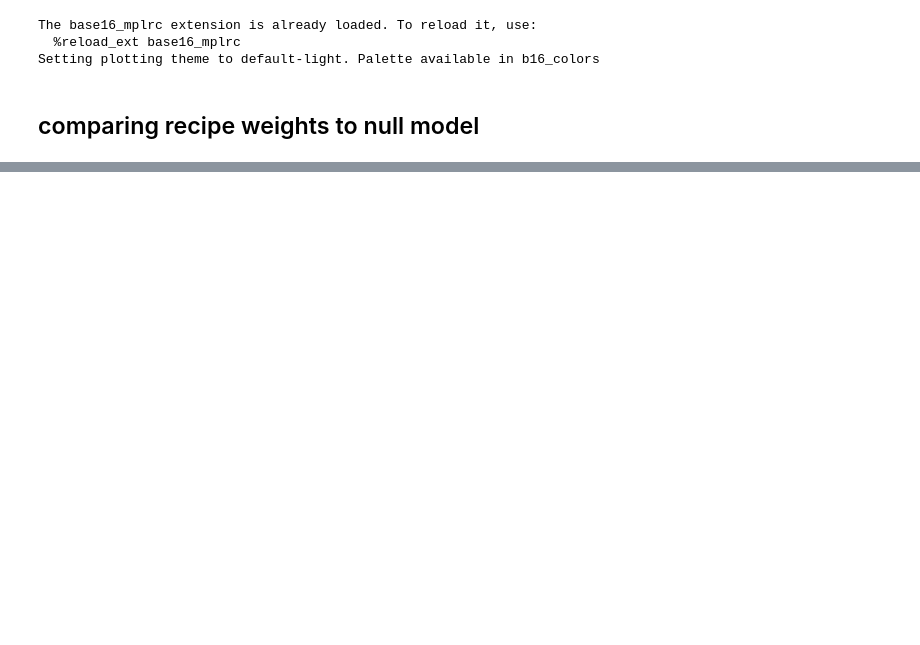
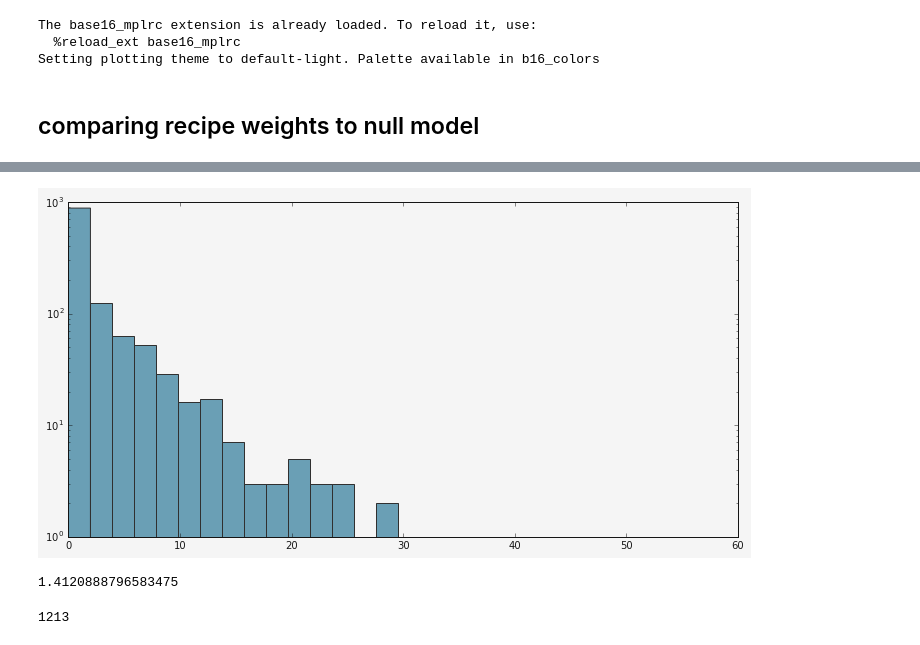
Before and after one commit to drschwenk/mixedCompany, a Jupyter notebook: recipe_weights.ipynb, the cells around one changed output, grey strips where cells are left out. Saved outputs shown, nothing was run; the diff lists cells and outputs as text; code cells hidden in the pictures; blank space fills up the shorter version.

```diff
--- a/recipe_weights.ipynb
+++ b/recipe_weights.ipynb
@@ -53,4 +56,9 @@ with open('./backbone_edges_dict.pkl') as f:
 # %%
 def get_range(dictionary, begin, end):
   return dict(itertools.islice(dictionary.iteritems(), begin, end+1))
+# %%
+with open('./avg_recipe_weights.pkl', 'r') as f:
+    avg_w = pickle.load(f)
+with open('./new_avg_recipe_weights.pkl', 'r') as f:
+    new_avg_w = pickle.load(f)
 # %%
@@ -58,0 +105,9 @@ with open('./avg_recipe_weights.pkl', 'r') as f:
+# %%
+_ = plt.hist(new_avg_w.values(), bins = 30, log=True)
+# %% [output]
+[figure, added]
+# %%
+w_arrray = np.array(avg_w.values())
+np.mean(w_arrray)
+# %% [output]
+1.4120888796583475
@@ -58,0 +119,4 @@ with open('./avg_recipe_weights.pkl', 'r') as f:
+# %%
+len(recipe_comb)
+# %% [output]
+1213
```
Also changed, not shown: parts of 38 cells of this notebook, 2 other files.
